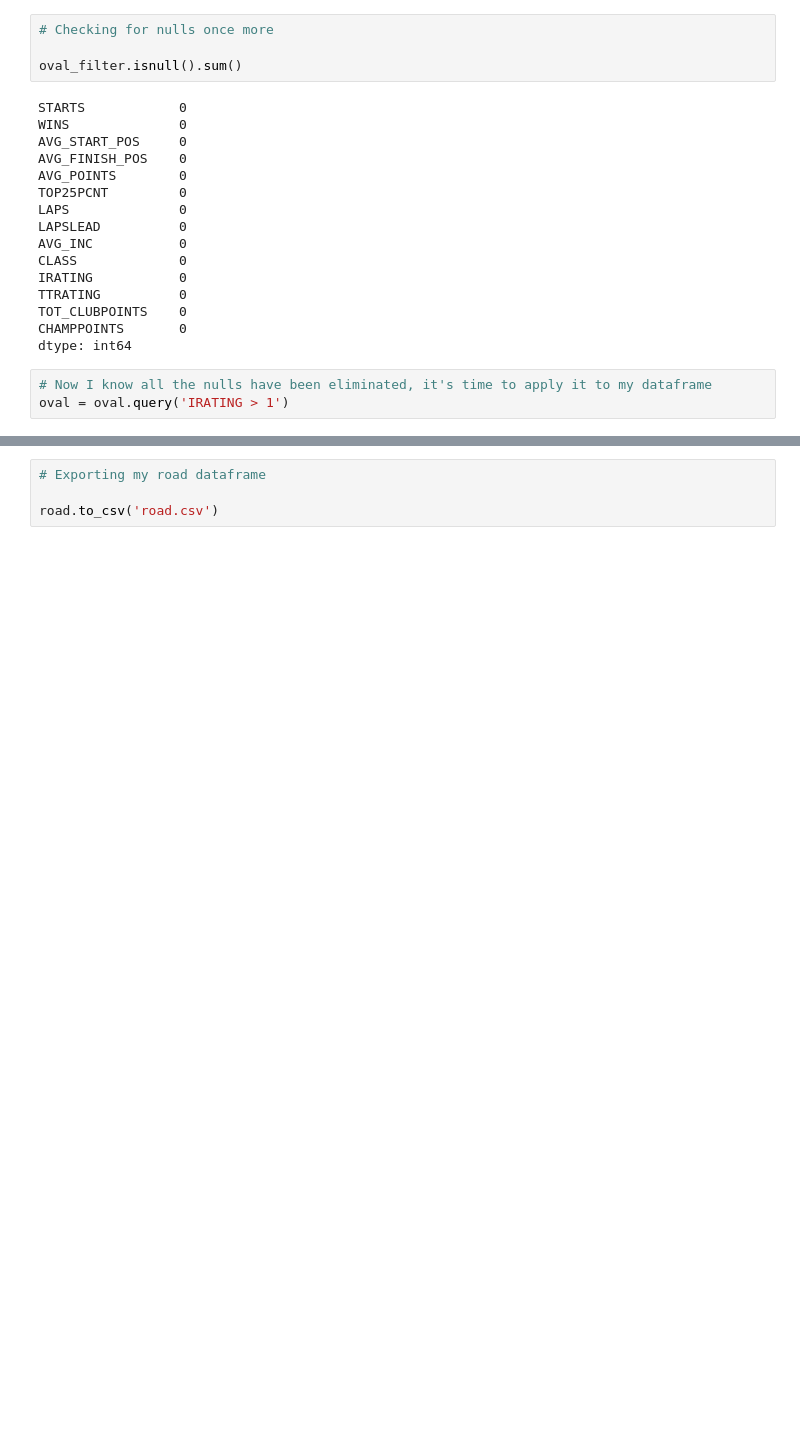
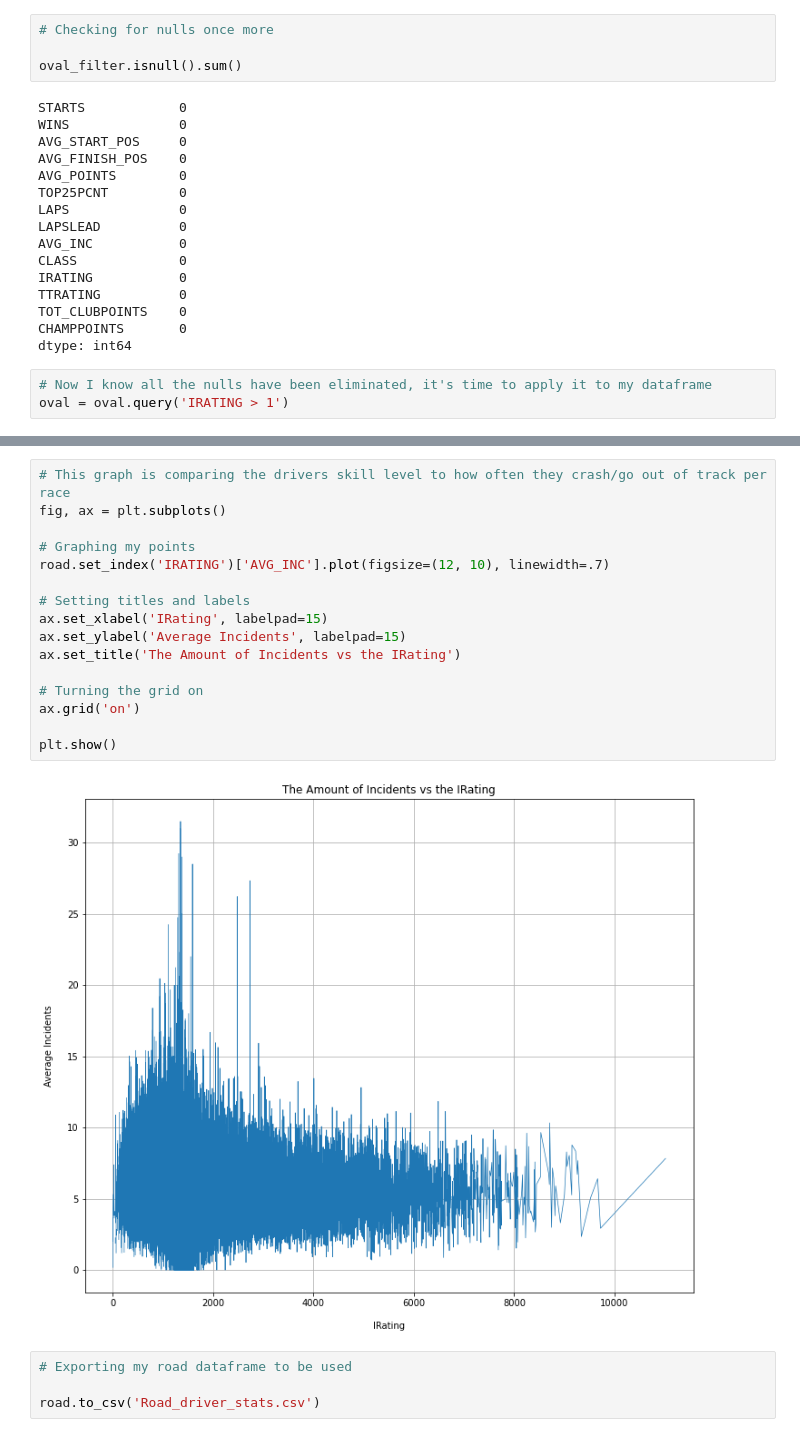
Before and after one commit to OhOmah/Unit-1-Build-Sprint-Exploratory-Data-Analysis, a Jupyter notebook: Build_Week_Omar_Zaffar_DS18.ipynb, the cells around one changed output, grey strips where cells are left out. Saved outputs shown, nothing was run; the diff lists cells and outputs as text; blank space fills up the shorter version.

```diff
--- a/Build_Week_Omar_Zaffar_DS18.ipynb
+++ b/Build_Week_Omar_Zaffar_DS18.ipynb
@@ -320,4 +374,22 @@ plt.show()
+# %%
+# This graph is comparing the drivers skill level to how often they crash/go out of track per race
+fig, ax = plt.subplots()
+
+# Graphing my points
+road.set_index('IRATING')['AVG_INC'].plot(figsize=(12, 10), linewidth=.7)
+
+# Setting titles and labels
+ax.set_xlabel('IRating', labelpad=15)
+ax.set_ylabel('Average Incidents', labelpad=15)
+ax.set_title('The Amount of Incidents vs the IRating')
+
+# Turning the grid on
+ax.grid('on')
+
+plt.show()
+# %% [output]
+[figure, added]
 # %%
-# Exporting my road dataframe
+# Exporting my road dataframe to be used
 
-road.to_csv('road.csv')
+road.to_csv('Road_driver_stats.csv')
```
Also changed, not shown: parts of 4 cells of this notebook.
